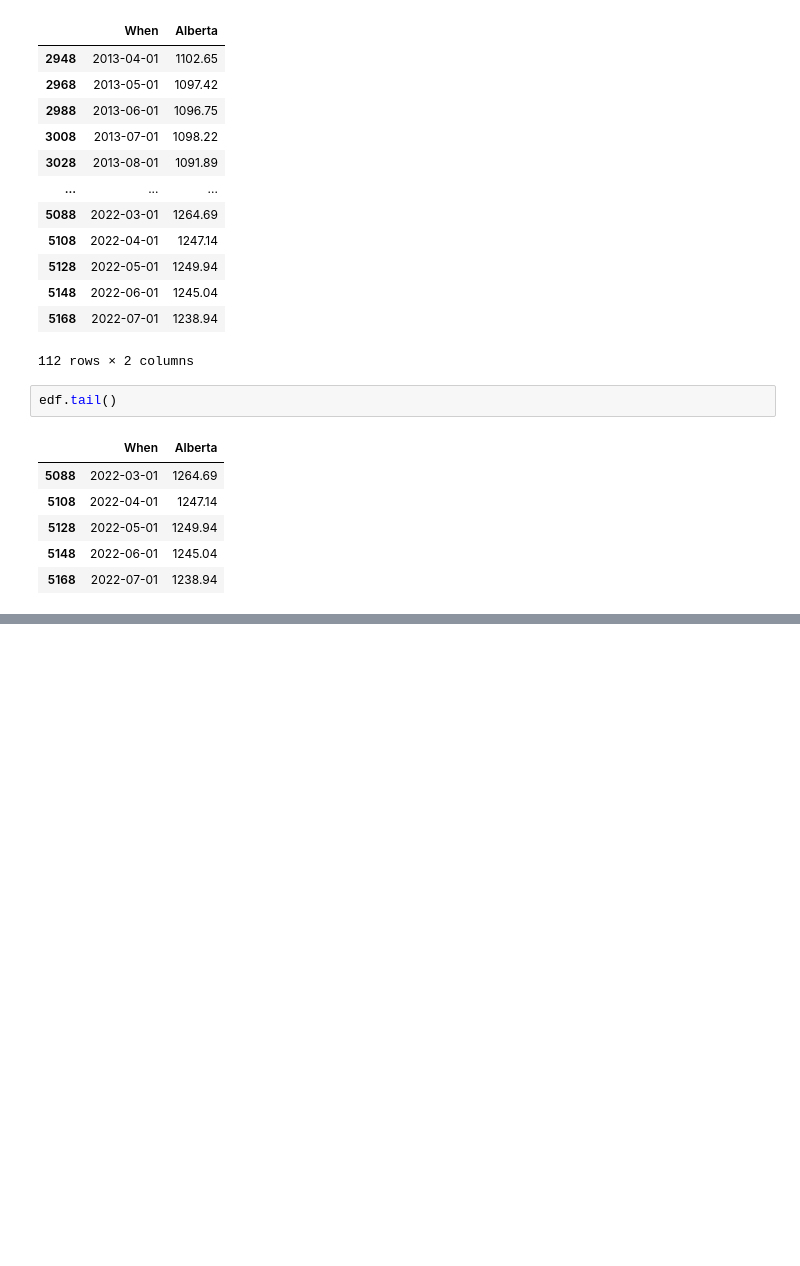
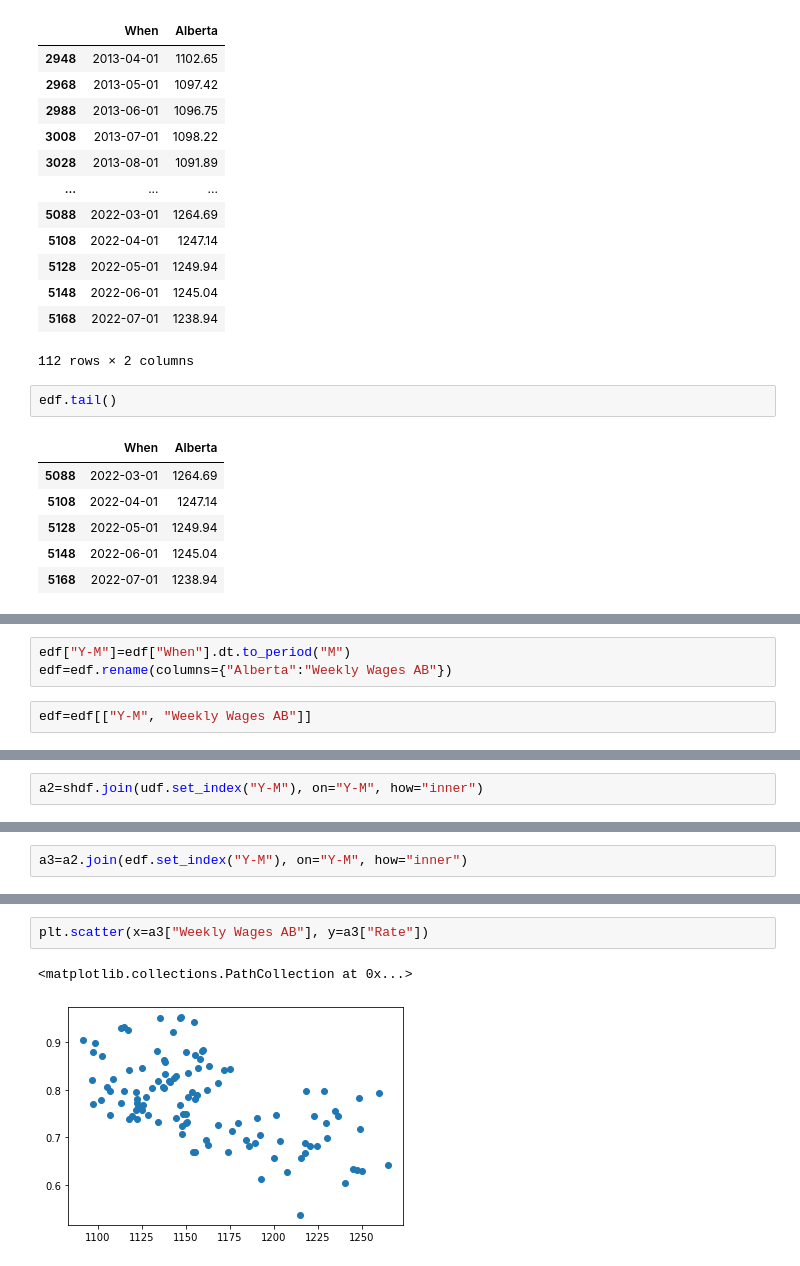
Before and after one commit to thehhe/DATA_601_project, a Jupyter notebook: EconomicDataTask.ipynb, the cells around one changed output, grey strips where cells are left out. Saved outputs shown, nothing was run; the diff lists cells and outputs as text; blank space fills up the shorter version.

```diff
--- a/EconomicDataTask.ipynb
+++ b/EconomicDataTask.ipynb
@@ -269,0 +263,5 @@ shdf2=shdf.groupby(['Y-M'].agg['
+# %%
+edf["Y-M"]=edf["When"].dt.to_period("M")
+edf=edf.rename(columns={"Alberta":"Weekly Wages AB"})
+# %%
+edf=edf[["Y-M", "Weekly Wages AB"]]
@@ -269,0 +276,2 @@ shdf2=shdf.groupby(['Y-M'].agg['
+# %%
+a2=shdf.join(udf.set_index("Y-M"), on="Y-M", how="inner")
@@ -269,0 +295,2 @@ shdf2=shdf.groupby(['Y-M'].agg['
+# %%
+a3=a2.join(edf.set_index("Y-M"), on="Y-M", how="inner")
@@ -269,0 +323,5 @@ shdf2=shdf.groupby(['Y-M'].agg['
+# %%
+plt.scatter(x=a3["Weekly Wages AB"], y=a3["Rate"])
+# %% [output]
+<matplotlib.collections.PathCollection at 0x...>
+[figure, added]
```
Also changed, not shown: parts of 28 cells of this notebook.
